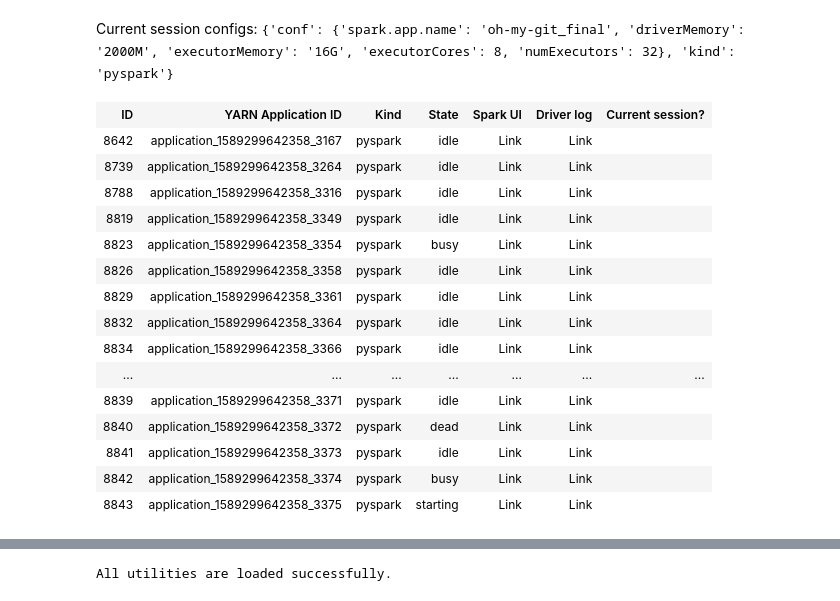
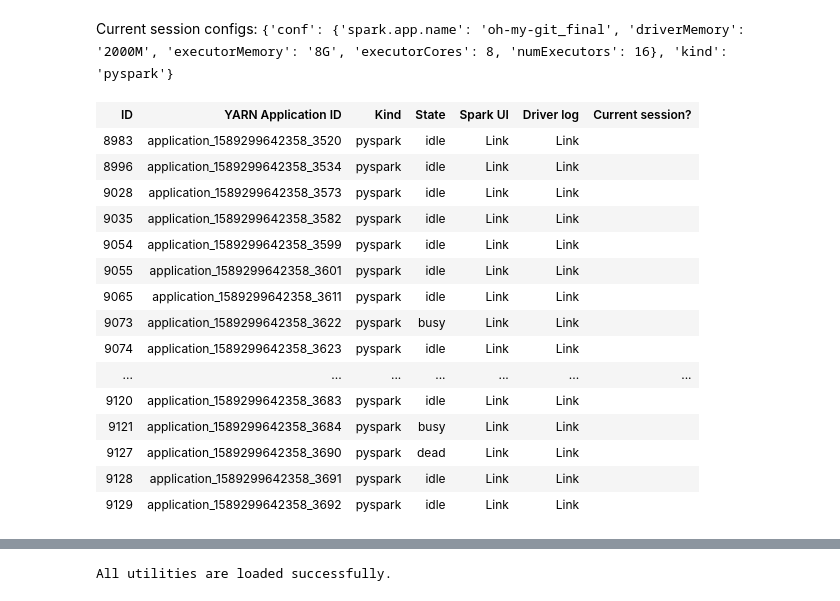
Before and after one commit to FurkanKarakas/dslab-final_project, a Jupyter notebook: notebooks/Application_compact.ipynb, the cells around one changed output, grey strips where cells are left out. Cells and saved outputs as stored; diff of their text form; code cells hidden in the pictures.

```diff
--- a/notebooks/Application_compact.ipynb
+++ b/notebooks/Application_compact.ipynb
@@ -1,30 +1,30 @@
 # %%
 %%configure
 {"conf": {
     "spark.app.name":"oh-my-git_final",
      "driverMemory": "2000M",
-    "executorMemory": "16G",
+    "executorMemory": "8G",
     "executorCores": 8,
-    "numExecutors": 32
+    "numExecutors": 16
 }}
 # %% [output]
-Current session configs: {'conf': {'spark.app.name': 'oh-my-git_final', 'driverMemory': '2000M', 'executorMemory': '16G', 'executorCores': 8, 'numExecutors': 32}, 'kind': 'pyspark'}
+Current session configs: {'conf': {'spark.app.name': 'oh-my-git_final', 'driverMemory': '2000M', 'executorMemory': '8G', 'executorCores': 8, 'numExecutors': 16}, 'kind': 'pyspark'}
 | ID | YARN Application ID | Kind | State | Spark UI | Driver log | Current session? |
-| 8642 | application_1589299642358_3167 | pyspark | idle | Link | Link |  |
-| 8739 | application_1589299642358_3264 | pyspark | idle | Link | Link |  |
-| 8788 | application_1589299642358_3316 | pyspark | idle | Link | Link |  |
-| 8819 | application_1589299642358_3349 | pyspark | idle | Link | Link |  |
-| 8823 | application_1589299642358_3354 | pyspark | busy | Link | Link |  |
-| 8826 | application_1589299642358_3358 | pyspark | idle | Link | Link |  |
-| 8829 | application_1589299642358_3361 | pyspark | idle | Link | Link |  |
-| 8832 | application_1589299642358_3364 | pyspark | idle | Link | Link |  |
-| 8834 | application_1589299642358_3366 | pyspark | idle | Link | Link |  |
+| 8983 | application_1589299642358_3520 | pyspark | idle | Link | Link |  |
+| 8996 | application_1589299642358_3534 | pyspark | idle | Link | Link |  |
+| 9028 | application_1589299642358_3573 | pyspark | idle | Link | Link |  |
+| 9035 | application_1589299642358_3582 | pyspark | idle | Link | Link |  |
+| 9054 | application_1589299642358_3599 | pyspark | idle | Link | Link |  |
+| 9055 | application_1589299642358_3601 | pyspark | idle | Link | Link |  |
+| 9065 | application_1589299642358_3611 | pyspark | idle | Link | Link |  |
+| 9073 | application_1589299642358_3622 | pyspark | busy | Link | Link |  |
+| 9074 | application_1589299642358_3623 | pyspark | idle | Link | Link |  |
 | ... | ... | ... | ... | ... | ... | ... |
-| 8839 | application_1589299642358_3371 | pyspark | idle | Link | Link |  |
-| 8840 | application_1589299642358_3372 | pyspark | dead | Link | Link |  |
-| 8841 | application_1589299642358_3373 | pyspark | idle | Link | Link |  |
-| 8842 | application_1589299642358_3374 | pyspark | busy | Link | Link |  |
-| 8843 | application_1589299642358_3375 | pyspark | starting | Link | Link |  |
+| 9120 | application_1589299642358_3683 | pyspark | idle | Link | Link |  |
+| 9121 | application_1589299642358_3684 | pyspark | busy | Link | Link |  |
+| 9127 | application_1589299642358_3690 | pyspark | dead | Link | Link |  |
+| 9128 | application_1589299642358_3691 | pyspark | idle | Link | Link |  |
+| 9129 | application_1589299642358_3692 | pyspark | idle | Link | Link |  |
 # %%
 # Initialization
 # %% [output]
```
Also changed, not shown: parts of 9 cells of this notebook.
